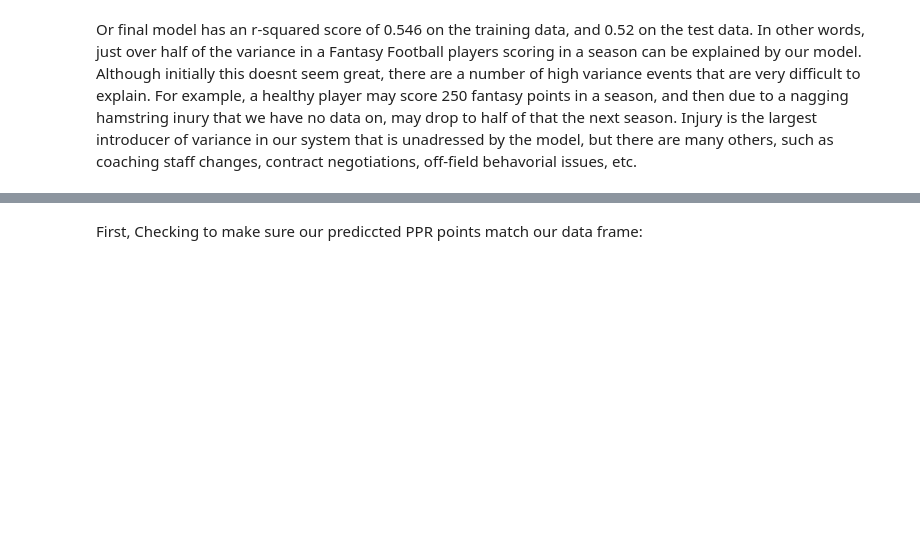
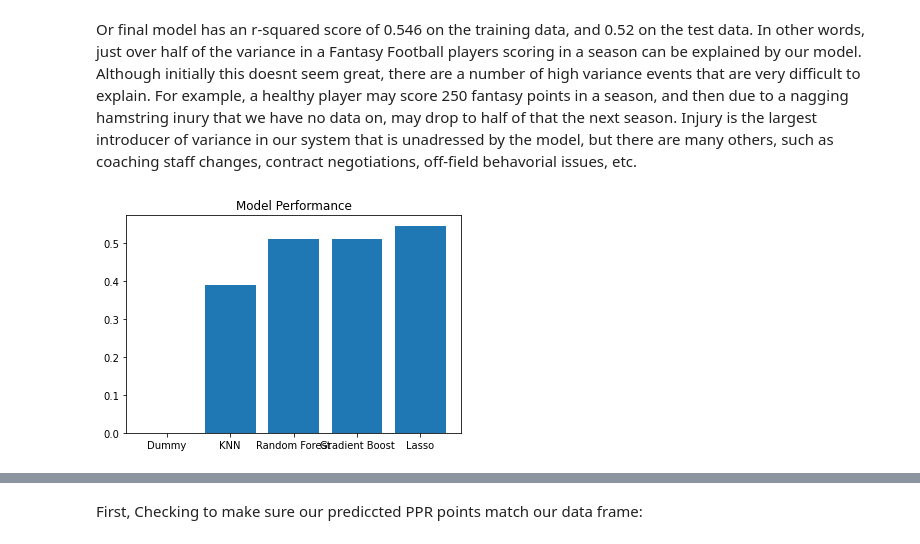
Before and after one commit to pburtonak/FantasyFootballDraftAI, a Jupyter notebook: Peter.ipynb, the cells around one changed output, grey strips where cells are left out. Cells and saved outputs as stored; diff of their text form; code cells hidden in the pictures; blank space fills up the shorter version.

```diff
--- a/Peter.ipynb
+++ b/Peter.ipynb
@@ -1110,2 +1137,10 @@ lasso.score(X_test_scaled,y_test)
 # %% [markdown]
 Or final model has an r-squared score of 0.546 on the training data, and 0.52 on the test data. In other words, just over half of the variance in a Fantasy Football players scoring in a season can be explained by our model. Although initially this doesnt seem great, there are a number of high variance events that are very difficult to explain. For example, a healthy player may score 250 fantasy points in a season, and then due to a nagging hamstring inury that we have no data on, may drop to half of that the next season. Injury is the largest introducer of variance in our system that is unadressed by the model, but there are many others, such as coaching staff changes, contract negotiations, off-field behavorial issues, etc.
+# %%
+Dict = {"Dummy": 0, "KNN": 0.390, "Random Forest": 0.511, "Gradient Boost": 0.510,"Lasso": 0.546}
+plt.bar(range(len(Dict)), list(Dict.values()), align='center')
+plt.xticks(range(len(Dict)), list(Dict.keys()))
+plt.title("Model Performance")
+plt.savefig('ModelPerformance.png', dpi=300)
+# %% [output]
+[figure, added]
```
Also changed, not shown: parts of 104 cells of this notebook.
